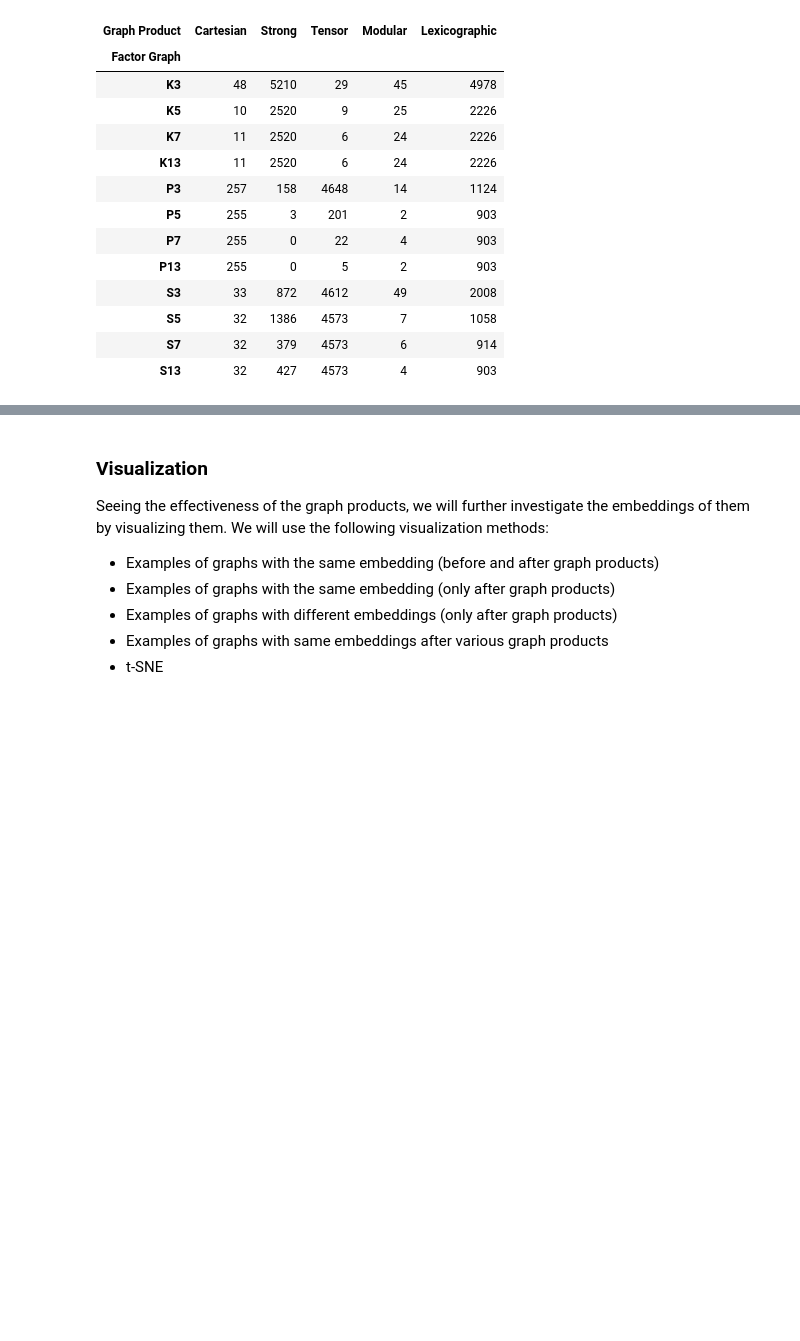
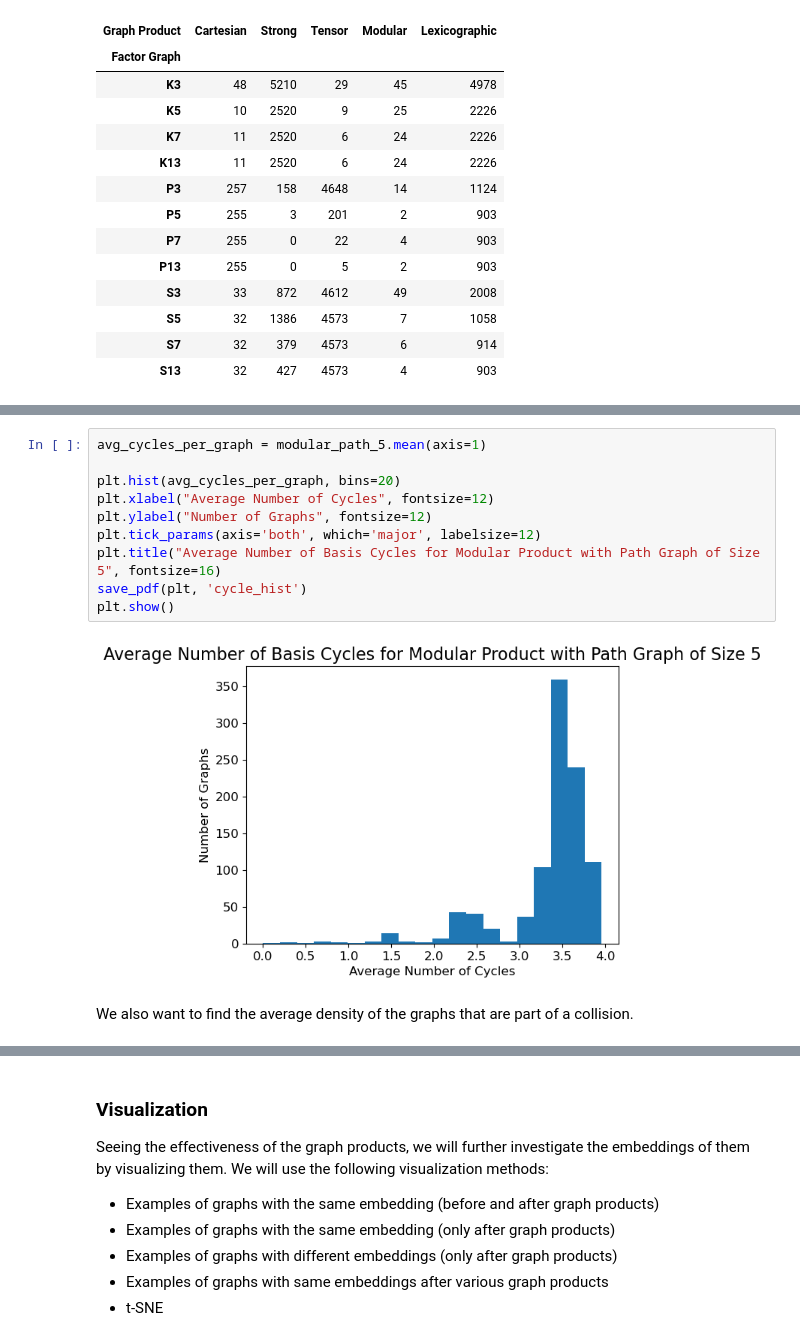
Before and after one commit to max-seeli/graph-gumbo, a Jupyter notebook: simple_product_embedding.ipynb, the cells around one changed output, grey strips where cells are left out. Drawn from its saved outputs; the diff is of its cells as text; blank space fills up the shorter version.

```diff
--- a/simple_product_embedding.ipynb
+++ b/simple_product_embedding.ipynb
@@ -156,0 +173,14 @@ cycle_product_results.map(lambda x: len(x[1] - cycle_results[1]))
+# %%
+avg_cycles_per_graph = modular_path_5.mean(axis=1)
+
+plt.hist(avg_cycles_per_graph, bins=20)
+plt.xlabel("Average Number of Cycles", fontsize=12)
+plt.ylabel("Number of Graphs", fontsize=12)
+plt.tick_params(axis='both', which='major', labelsize=12)
+plt.title("Average Number of Basis Cycles for Modular Product with Path Graph of Size 5", fontsize=16)
+save_pdf(plt, 'cycle_hist')
+plt.show()
+# %% [output]
+[figure, added]
+# %% [markdown]
+We also want to find the average density of the graphs that are part of a collision.
```
Also changed, not shown: parts of 29 cells of this notebook, 15 other files.
